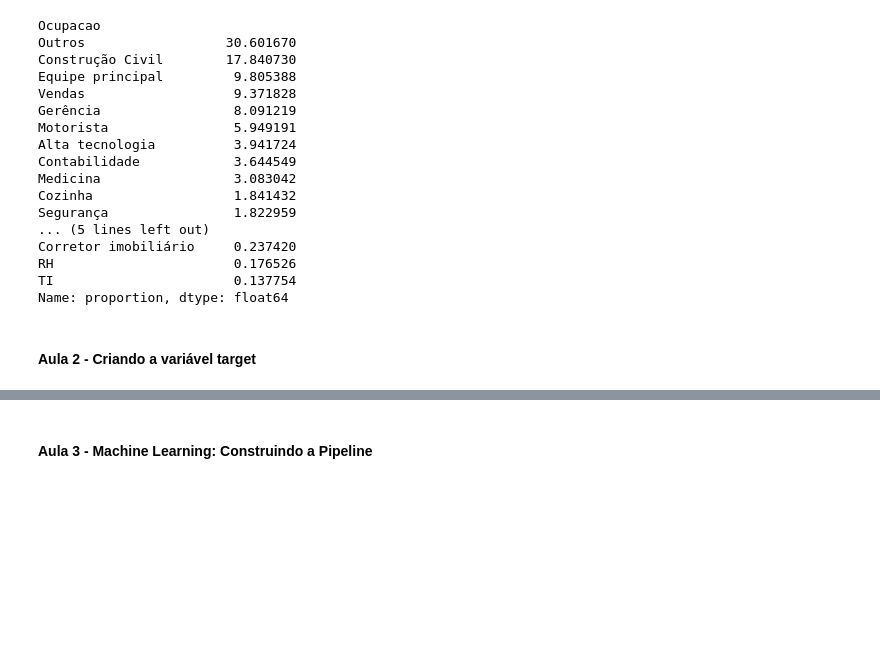
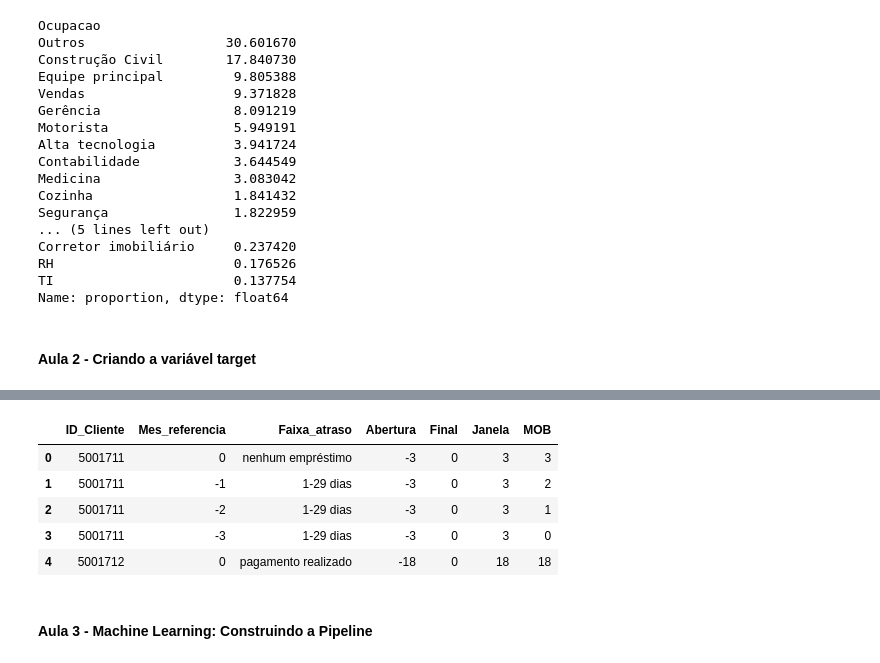
Before and after one commit to RicardViana/fiap-data-viz-and-production-models, a Jupyter notebook: deploy_de_aplicacoes.ipynb, the cells around one changed output, grey strips where cells are left out. Drawn from its saved outputs; the diff is of its cells as text; code cells hidden in the pictures; blank space fills up the shorter version.

Commit message:
Criação das colunas target

```diff
--- a/deploy_de_aplicacoes.ipynb
+++ b/deploy_de_aplicacoes.ipynb
@@ -429,0 +552,7 @@ Name: proportion, dtype: float64
+# %%
+# # Criar um pandas.core.series.Series com o min abertura
+
+ser_final = df_registros_credito_agrupados_ID['Mes_referencia'].apply(lambda x: max(x))
+ser_final.name = 'Final'
+
+ser_final.head()
@@ -429,0 +567,5 @@ Name: proportion, dtype: float64
+# %%
+# Realizar o merge entre os data frame
+
+df_clientes_aprovados = df_clientes_aprovados.merge(ser_final, on='ID_Cliente')
+df_clientes_aprovados.head()
@@ -429,0 +579,5 @@ Name: proportion, dtype: float64
+# %%
+# Criar coluna Janela
+
+df_clientes_aprovados['Janela'] = df_clientes_aprovados['Final'] - df_clientes_aprovados['Abertura']
+df_clientes_aprovados.head()
@@ -430,3 +591,43 @@ Name: proportion, dtype: float64
+# %%
+# Criara a coluna MOB (Month on Book)
+
+"""
+
+### 📈 O que é MOB (Month on Book)?
+
+**MOB** significa "Month on Book" (Mês no Livro, em tradução literal) e é uma métrica fundamental em serviços financeiros (como cartões de crédito, empréstimos, seguros) e em qualquer negócio baseado em subscrição.
+
+Em termos simples, o MOB representa a **"idade" da conta de um cliente, medida em meses, desde que ela foi aberta.**
+
+  * **MOB 0:** É o próprio mês em que a conta foi aberta (mês de "aquisição").
+  * **MOB 1:** É o primeiro mês completo *após* a abertura da conta.
+  * **MOB 12:** O cliente está completando um ano.
+
+### Por que o MOB é tão importante?
+
+O MOB é a base para a **Análise de Safras (Cohort Analysis)**.
+
+Em vez de olhar para todos os seus clientes de uma só vez (o que mistura clientes novos e antigos), você os agrupa por "safra" (o mês em que entraram).
+O MOB permite que você compare o comportamento de diferentes safras ao longo do tempo.
+
+Com o MOB, você pode responder perguntas como:
+
+  * **Risco e Inadimplência:** Os clientes que abriram conta em Janeiro/2025 (Safra Jan/25) estão se tornando inadimplentes mais rápido (ex: no MOB 6) do que os clientes da safra de Jan/2024?
+  * **Rentabilidade:** Em qual MOB, em média, um cliente começa a dar lucro?
+  * **Engajamento:** Clientes mais novos (MOB 3) usam mais o app do que clientes mais antigos (MOB 24)?
+  * **Churn (Cancelamento):** Existe um MOB específico em que a maioria dos clientes cancela o serviço?
+
+"""
+
+df_clientes_aprovados['MOB'] = df_clientes_aprovados['Mes_referencia'] - df_clientes_aprovados['Abertura']
+df_clientes_aprovados.head()
+# %% [output]
+|  | ID_Cliente | Mes_referencia | Faixa_atraso | Abertura | Final | Janela | MOB |
+| 0 | 5001711 | 0 | nenhum empréstimo | -3 | 0 | 3 | 3 |
+| 1 | 5001711 | -1 | 1-29 dias | -3 | 0 | 3 | 2 |
+| 2 | 5001711 | -2 | 1-29 dias | -3 | 0 | 3 | 1 |
+| 3 | 5001711 | -3 | 1-29 dias | -3 | 0 | 3 | 0 |
+| 4 | 5001712 | 0 | pagamento realizado | -18 | 0 | 18 | 18 |
 # %% [markdown]
 #### **Aula 3 - Machine Learning: Construindo a Pipeline**
 # %% [markdown]
```
Also changed, not shown: parts of 14 cells of this notebook.
